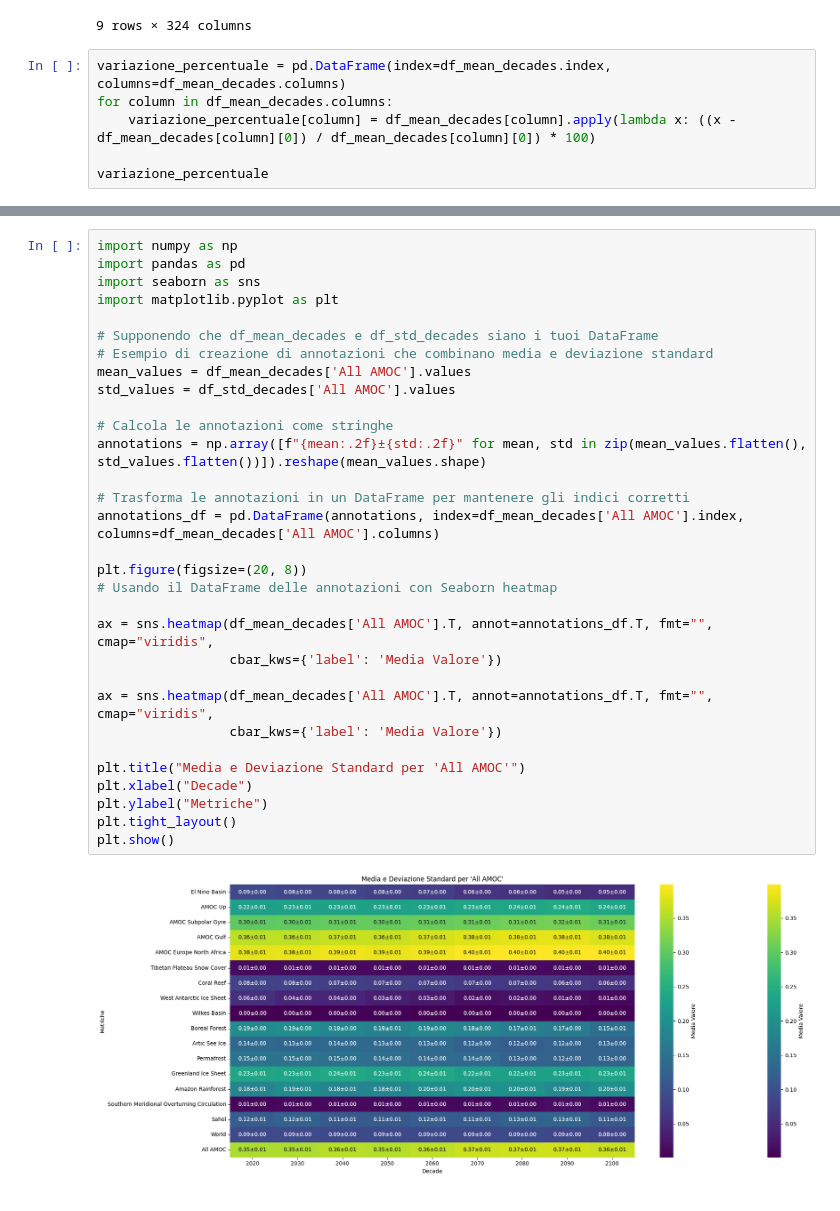
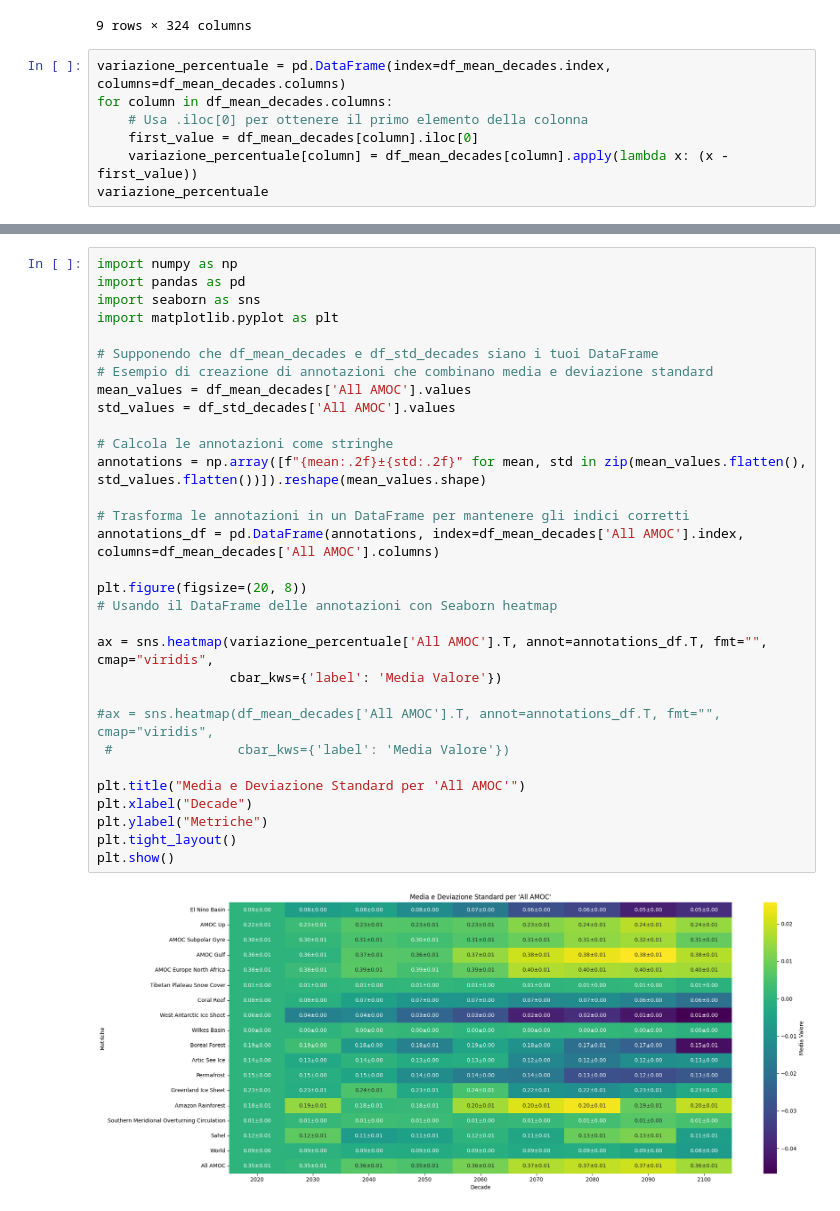
Before and after one commit to tomscag/climate_temporal_networks, a Jupyter notebook: Analysis/Plot_Tipping_Heatmaps.ipynb, the cells around one changed output, grey strips where cells are left out. Cells and saved outputs as stored; diff of their text form.

```diff
--- a/Analysis/Plot_Tipping_Heatmaps.ipynb
+++ b/Analysis/Plot_Tipping_Heatmaps.ipynb
@@ -253,7 +253,8 @@ df_std_decades
 # %%
 variazione_percentuale = pd.DataFrame(index=df_mean_decades.index, columns=df_mean_decades.columns)
 for column in df_mean_decades.columns:
-    variazione_percentuale[column] = df_mean_decades[column].apply(lambda x: ((x - df_mean_decades[column][0]) / df_mean_decades[column][0]) * 100)
-
+    # Usa .iloc[0] per ottenere il primo elemento della colonna
+    first_value = df_mean_decades[column].iloc[0]
+    variazione_percentuale[column] = df_mean_decades[column].apply(lambda x: (x - first_value))
 variazione_percentuale
 # %% [output]
@@ -261,33 +274,33 @@ KeyError: 0
 # %%
 import numpy as np
 import pandas as pd
 import seaborn as sns
 import matplotlib.pyplot as plt
 
 # Supponendo che df_mean_decades e df_std_decades siano i tuoi DataFrame
 # Esempio di creazione di annotazioni che combinano media e deviazione standard
 mean_values = df_mean_decades['All AMOC'].values
 std_values = df_std_decades['All AMOC'].values
 
 # Calcola le annotazioni come stringhe
 annotations = np.array([f"{mean:.2f}±{std:.2f}" for mean, std in zip(mean_values.flatten(), std_values.flatten())]).reshape(mean_values.shape)
 
 # Trasforma le annotazioni in un DataFrame per mantenere gli indici corretti
 annotations_df = pd.DataFrame(annotations, index=df_mean_decades['All AMOC'].index, columns=df_mean_decades['All AMOC'].columns)
 
 plt.figure(figsize=(20, 8))
 # Usando il DataFrame delle annotazioni con Seaborn heatmap
 
-ax = sns.heatmap(df_mean_decades['All AMOC'].T, annot=annotations_df.T, fmt="", cmap="viridis",
+ax = sns.heatmap(variazione_percentuale['All AMOC'].T, annot=annotations_df.T, fmt="", cmap="viridis",
                  cbar_kws={'label': 'Media Valore'})
 
-ax = sns.heatmap(df_mean_decades['All AMOC'].T, annot=annotations_df.T, fmt="", cmap="viridis",
-                 cbar_kws={'label': 'Media Valore'})
+#ax = sns.heatmap(df_mean_decades['All AMOC'].T, annot=annotations_df.T, fmt="", cmap="viridis",
+ #                cbar_kws={'label': 'Media Valore'})
 
 plt.title("Media e Deviazione Standard per 'All AMOC'")
 plt.xlabel("Decade")
 plt.ylabel("Metriche")
 plt.tight_layout()
 plt.show()
 # %% [output]
-[figure, old version]
+[figure, new version]
```
Also changed, not shown: parts of 1 cell of this notebook.
